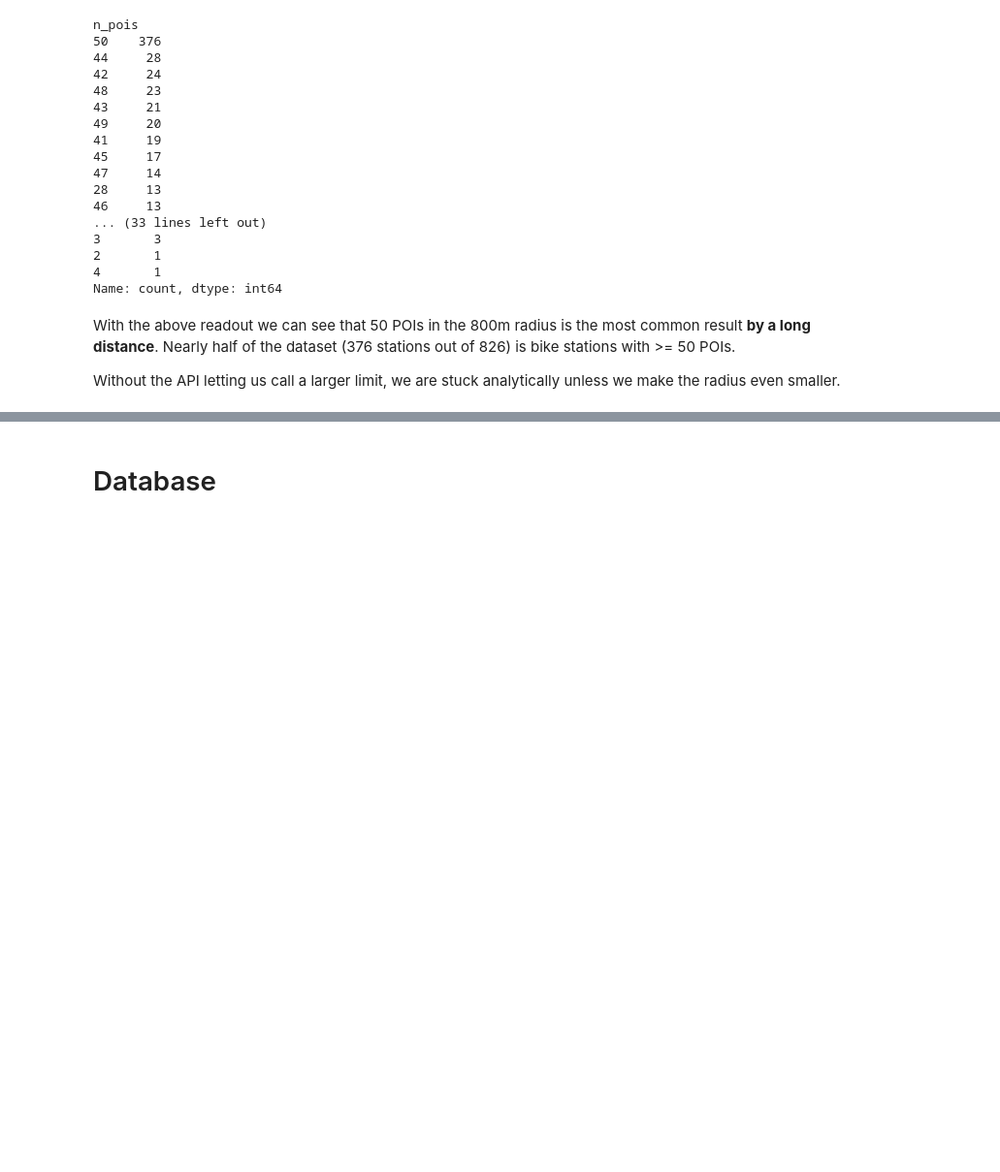
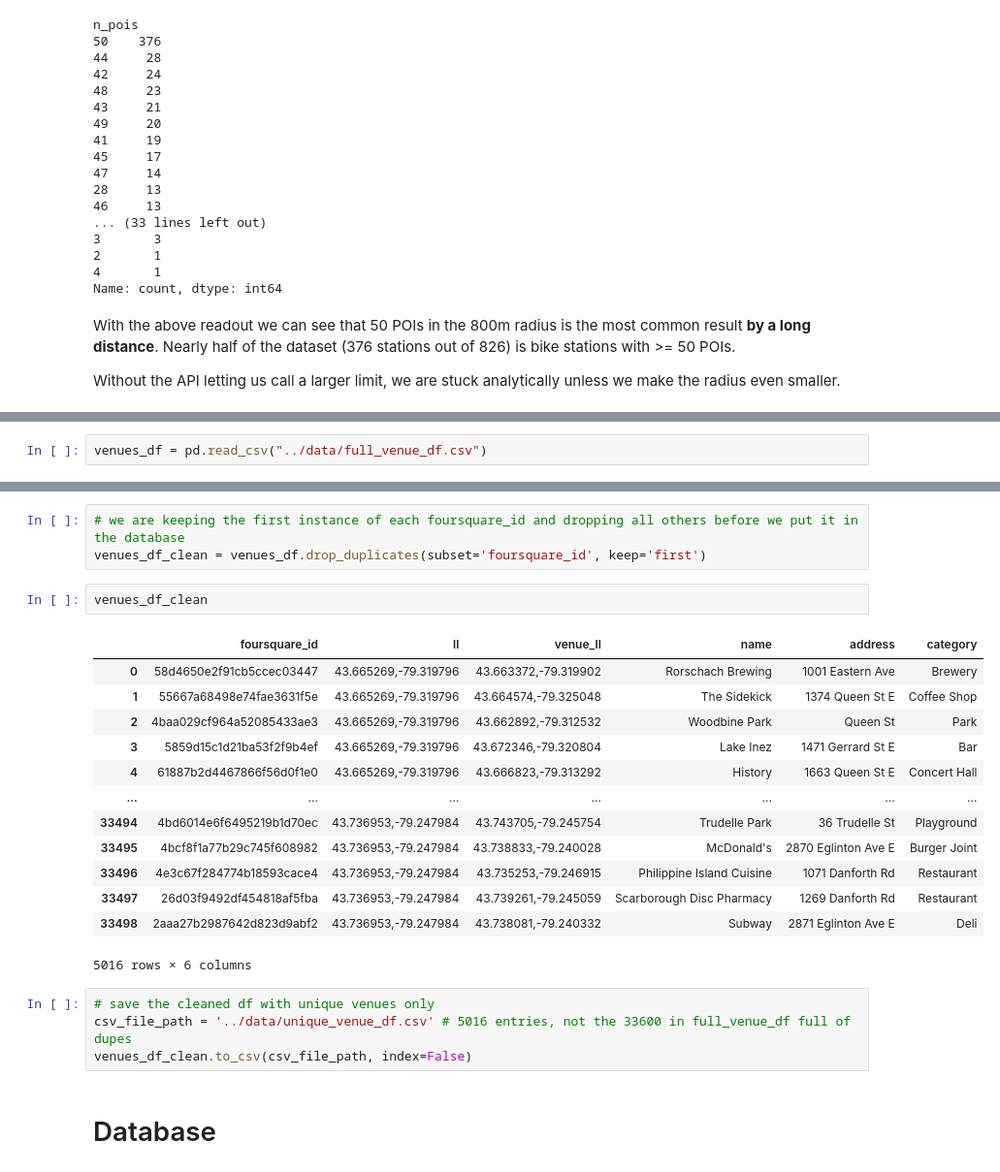
Before and after one commit to tjjdoherty/python-statistical-modelling, a Jupyter notebook: notebooks/joining_data.ipynb, the cells around one changed output, grey strips where cells are left out. Shown: that part at 97% size. Cells and saved outputs as stored; diff of their text form; blank space fills up the shorter version.

```diff
--- a/notebooks/joining_data.ipynb
+++ b/notebooks/joining_data.ipynb
@@ -391,0 +395,2 @@ Without the API letting us call a larger limit, we are stuck analytically unless
+# %%
+venues_df = pd.read_csv("../data/full_venue_df.csv")
@@ -392,3 +439,26 @@ Without the API letting us call a larger limit, we are stuck analytically unless
+# %%
+# we are keeping the first instance of each foursquare_id and dropping all others before we put it in the database
+venues_df_clean = venues_df.drop_duplicates(subset='foursquare_id', keep='first')
+# %%
+venues_df_clean
+# %% [output]
+|  | foursquare_id | ll | venue_ll | name | address | category |
+| 0 | 58d4650e2f91cb5ccec03447 | 43.665269,-79.319796 | 43.663372,-79.319902 | Rorschach Brewing | 1001 Eastern Ave | Brewery |
+| 1 | 55667a68498e74fae3631f5e | 43.665269,-79.319796 | 43.664574,-79.325048 | The Sidekick | 1374 Queen St E | Coffee Shop |
+| 2 | 4baa029cf964a52085433ae3 | 43.665269,-79.319796 | 43.662892,-79.312532 | Woodbine Park | Queen St | Park |
+| 3 | 5859d15c1d21ba53f2f9b4ef | 43.665269,-79.319796 | 43.672346,-79.320804 | Lake Inez | 1471 Gerrard St E | Bar |
+| 4 | 61887b2d4467866f56d0f1e0 | 43.665269,-79.319796 | 43.666823,-79.313292 | History | 1663 Queen St E | Concert Hall |
+| ... | ... | ... | ... | ... | ... | ... |
+| 33494 | 4bd6014e6f6495219b1d70ec | 43.736953,-79.247984 | 43.743705,-79.245754 | Trudelle Park | 36 Trudelle St | Playground |
+| 33495 | 4bcf8f1a77b29c745f608982 | 43.736953,-79.247984 | 43.738833,-79.240028 | McDonald's | 2870 Eglinton Ave E | Burger Joint |
+| 33496 | 4e3c67f284774b18593cace4 | 43.736953,-79.247984 | 43.735253,-79.246915 | Philippine Island Cuisine | 1071 Danforth Rd | Restaurant |
+| 33497 | 26d03f9492df454818af5fba | 43.736953,-79.247984 | 43.739261,-79.245059 | Scarborough Disc Pharmacy | 1269 Danforth Rd | Restaurant |
+| 33498 | 2aaa27b2987642d823d9abf2 | 43.736953,-79.247984 | 43.738081,-79.240332 | Subway | 2871 Eglinton Ave E | Deli |
+5016 rows × 6 columns
+# %%
+# save the cleaned df with unique venues only
+csv_file_path = '../data/unique_venue_df.csv' # 5016 entries, not the 33600 in full_venue_df full of dupes
+venues_df_clean.to_csv(csv_file_path, index=False)
 # %% [markdown]
 # Database
 # %% [markdown]
```
Also changed, not shown: parts of 11 cells of this notebook, 3 other files.
